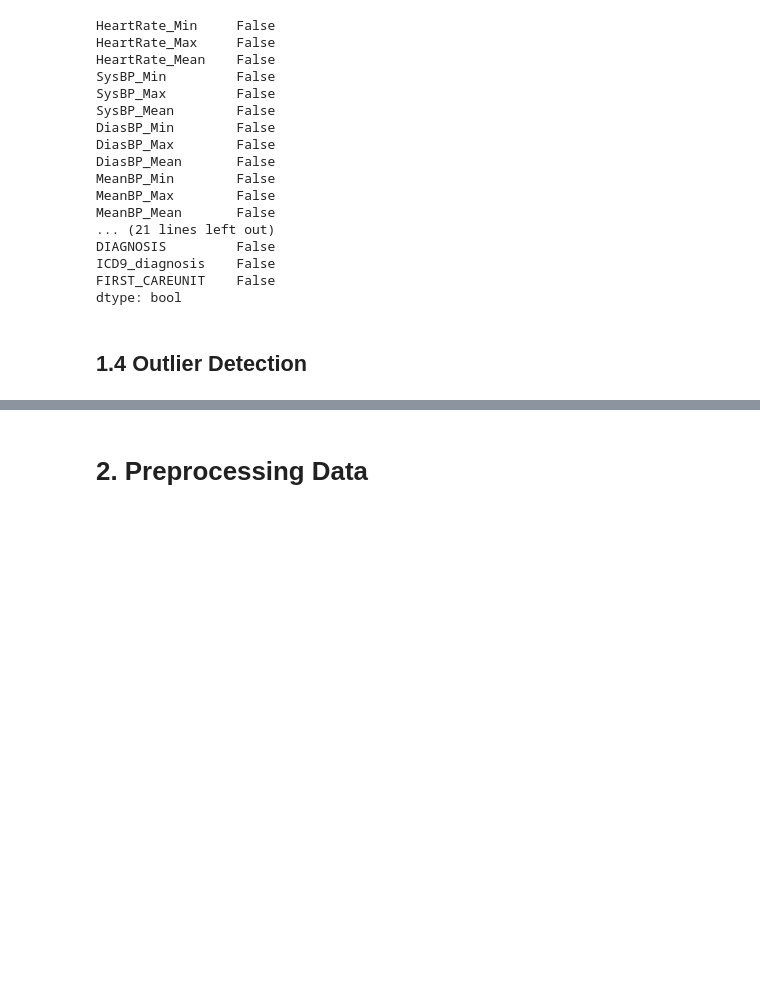
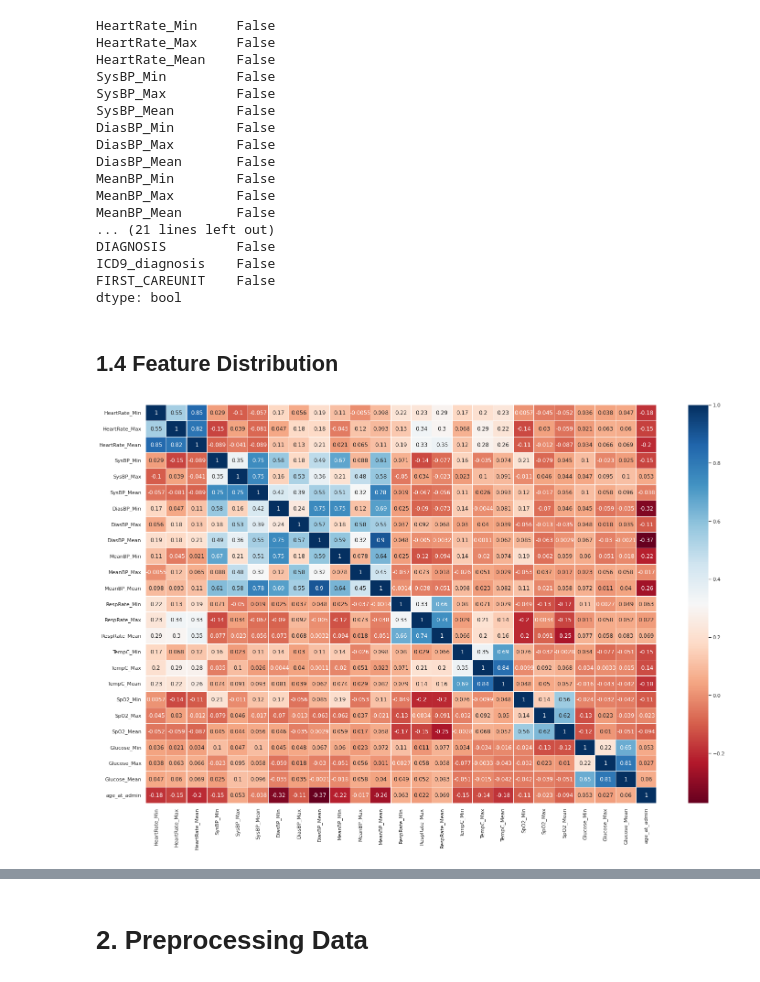
Before and after one commit to MathiasSchindlerCPH/BSE-CML1-repo, a Jupyter notebook: Project_3/main_CML_CDS_project3_unsurp.ipynb, the cells around one changed output, grey strips where cells are left out. Drawn from its saved outputs; the diff is of its cells as text; code cells hidden in the pictures; blank space fills up the shorter version.

```diff
--- a/Project_3/main_CML_CDS_project3_unsurp.ipynb
+++ b/Project_3/main_CML_CDS_project3_unsurp.ipynb
@@ -200,4 +195,18 @@ ICD9_diagnosis    False
 FIRST_CAREUNIT    False
 dtype: bool
 # %% [markdown]
-## 1.4 Outlier Detection
+## 1.4 Feature Distribution
+# %%
+# plot the heatmap
+colormap = plt.cm.RdBu
+
+sns.heatmap(feats.corr(),
+            linewidths=0.1,
+            square=False,
+            cmap=colormap,
+            linecolor='white',
+            annot=True)
+fig = plt.gcf()
+fig.set_size_inches(25, 16)
+# %% [output]
+[figure, added]
```
Also changed, not shown: parts of 9 cells of this notebook.
